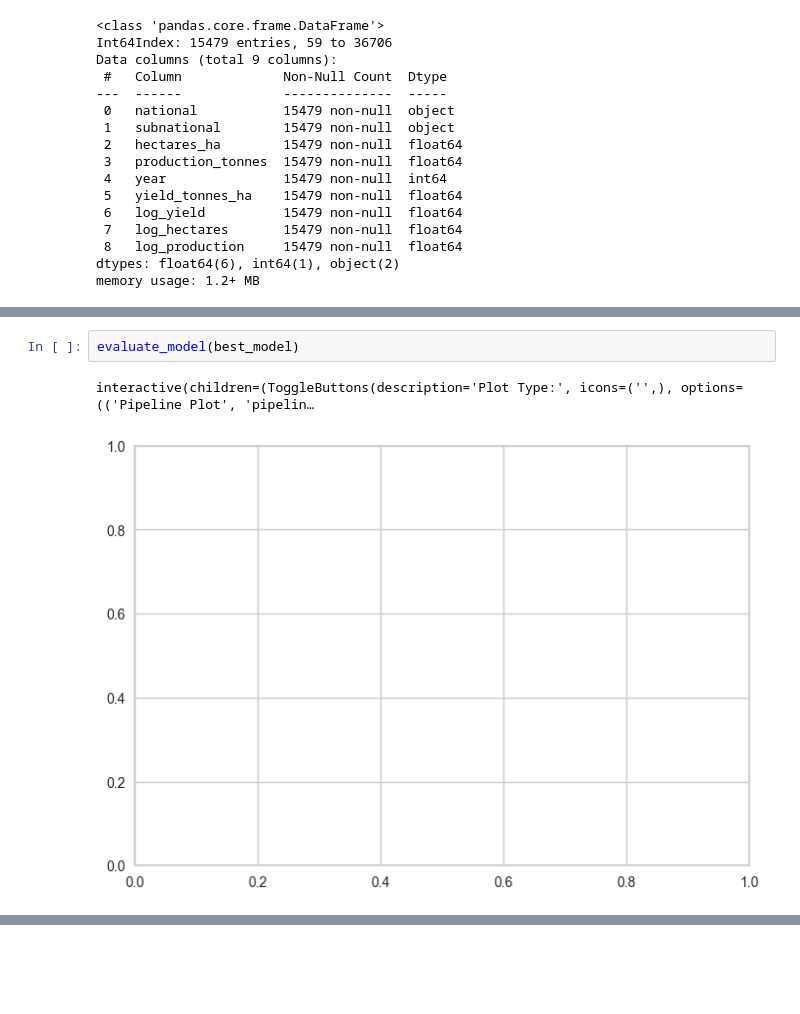
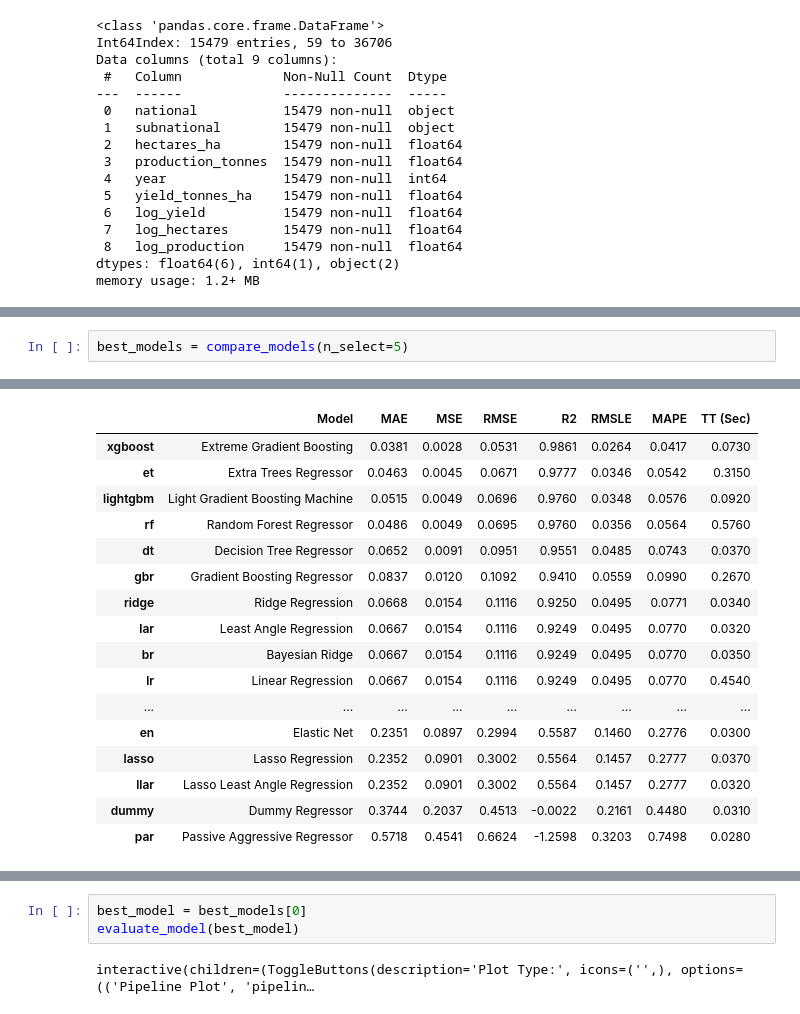
Before and after one commit to HannahCimene/TrioData_Masters, a Jupyter notebook: Files/crops/crops_emalisa_models.ipynb, the cells around one changed output, grey strips where cells are left out. Drawn from its saved outputs; the diff is of its cells as text; blank space fills up the shorter version.

```diff
--- a/Files/crops/crops_emalisa_models.ipynb
+++ b/Files/crops/crops_emalisa_models.ipynb
@@ -113,5 +104,3 @@ best_model = compare_models()
-# %%
-evaluate_model(best_model)
-# %% [output]
-interactive(children=(ToggleButtons(description='Plot Type:', icons=('',), options=(('Pipeline Plot', 'pipelin…
-[figure, removed]
+# %%
+best_models = compare_models(n_select=5)
+# %% [output]
@@ -117,0 +108,17 @@ interactive(children=(ToggleButtons(description='Plot Type:', icons=('',), optio
+|  | Model | MAE | MSE | RMSE | R2 | RMSLE | MAPE | TT (Sec) |
+| xgboost | Extreme Gradient Boosting | 0.0381 | 0.0028 | 0.0531 | 0.9861 | 0.0264 | 0.0417 | 0.0730 |
+| et | Extra Trees Regressor | 0.0463 | 0.0045 | 0.0671 | 0.9777 | 0.0346 | 0.0542 | 0.3150 |
+| lightgbm | Light Gradient Boosting Machine | 0.0515 | 0.0049 | 0.0696 | 0.9760 | 0.0348 | 0.0576 | 0.0920 |
+| rf | Random Forest Regressor | 0.0486 | 0.0049 | 0.0695 | 0.9760 | 0.0356 | 0.0564 | 0.5760 |
+| dt | Decision Tree Regressor | 0.0652 | 0.0091 | 0.0951 | 0.9551 | 0.0485 | 0.0743 | 0.0370 |
+| gbr | Gradient Boosting Regressor | 0.0837 | 0.0120 | 0.1092 | 0.9410 | 0.0559 | 0.0990 | 0.2670 |
+| ridge | Ridge Regression | 0.0668 | 0.0154 | 0.1116 | 0.9250 | 0.0495 | 0.0771 | 0.0340 |
+| lar | Least Angle Regression | 0.0667 | 0.0154 | 0.1116 | 0.9249 | 0.0495 | 0.0770 | 0.0320 |
+| br | Bayesian Ridge | 0.0667 | 0.0154 | 0.1116 | 0.9249 | 0.0495 | 0.0770 | 0.0350 |
+| lr | Linear Regression | 0.0667 | 0.0154 | 0.1116 | 0.9249 | 0.0495 | 0.0770 | 0.4540 |
+| ... | ... | ... | ... | ... | ... | ... | ... | ... |
+| en | Elastic Net | 0.2351 | 0.0897 | 0.2994 | 0.5587 | 0.1460 | 0.2776 | 0.0300 |
+| lasso | Lasso Regression | 0.2352 | 0.0901 | 0.3002 | 0.5564 | 0.1457 | 0.2777 | 0.0370 |
+| llar | Lasso Least Angle Regression | 0.2352 | 0.0901 | 0.3002 | 0.5564 | 0.1457 | 0.2777 | 0.0320 |
+| dummy | Dummy Regressor | 0.3744 | 0.2037 | 0.4513 | -0.0022 | 0.2161 | 0.4480 | 0.0310 |
+| par | Passive Aggressive Regressor | 0.5718 | 0.4541 | 0.6624 | -1.2598 | 0.3203 | 0.7498 | 0.0280 |
@@ -117,0 +126,5 @@ interactive(children=(ToggleButtons(description='Plot Type:', icons=('',), optio
+# %%
+best_model = best_models[0]
+evaluate_model(best_model)
+# %% [output]
+interactive(children=(ToggleButtons(description='Plot Type:', icons=('',), options=(('Pipeline Plot', 'pipelin…
```
Also changed, not shown: parts of 13 cells of this notebook, 1 other file.
